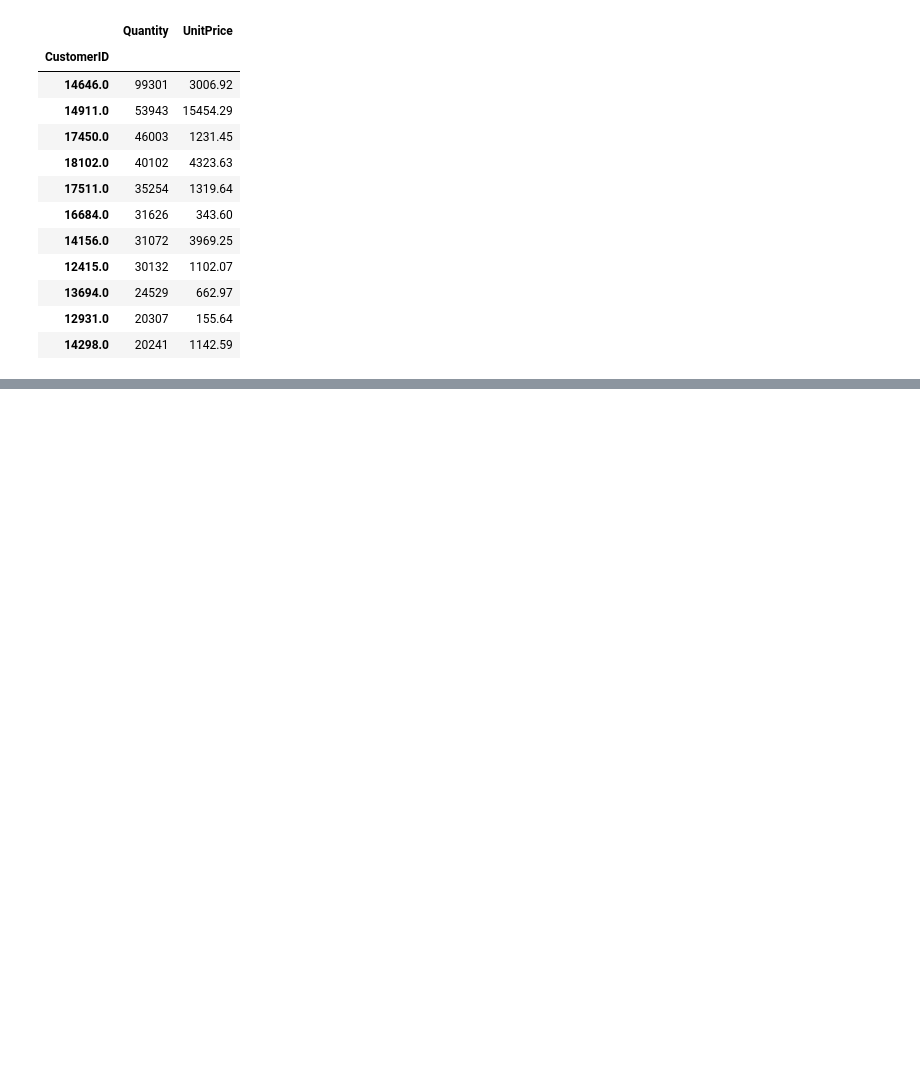
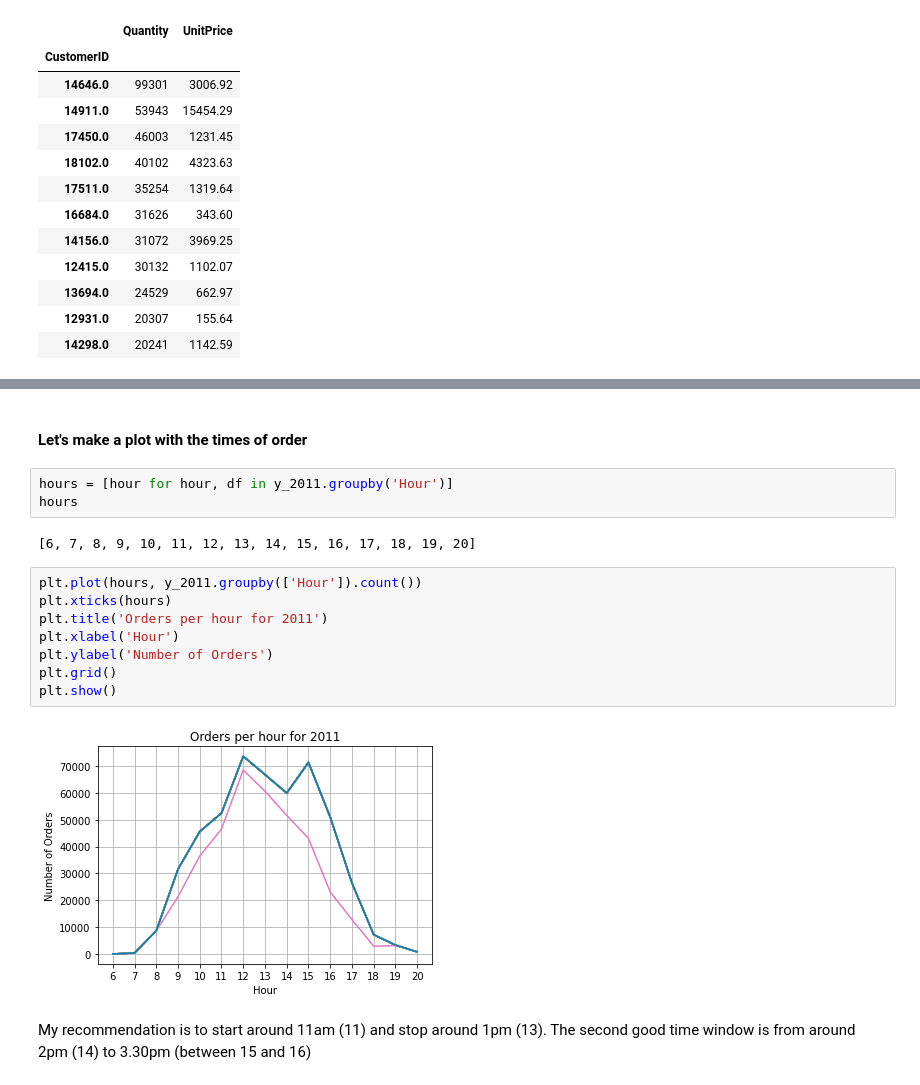
Before and after one commit to georgiev-ventsi/ecommerce-data-analysis, a Jupyter notebook: E-commerce_analysis.ipynb, the cells around one changed output, grey strips where cells are left out. Saved outputs shown, nothing was run; the diff lists cells and outputs as text; blank space fills up the shorter version.

```diff
--- a/E-commerce_analysis.ipynb
+++ b/E-commerce_analysis.ipynb
@@ -664,0 +692,19 @@ plot_sales(sales_per_month_h1_2011)
+# %% [markdown]
+#### Let's make a plot with the times of order
+# %%
+hours = [hour for hour, df in y_2011.groupby('Hour')]
+hours
+# %% [output]
+[6, 7, 8, 9, 10, 11, 12, 13, 14, 15, 16, 17, 18, 19, 20]
+# %%
+plt.plot(hours, y_2011.groupby(['Hour']).count())
+plt.xticks(hours)
+plt.title('Orders per hour for 2011')
+plt.xlabel('Hour')
+plt.ylabel('Number of Orders')
+plt.grid()
+plt.show()
+# %% [output]
+[figure, added]
+# %% [markdown]
+My recommendation is to start around 11am (11) and stop around 1pm (13). The second good time window is from around 2pm (14) to 3.30pm (between 15 and 16)
```
Also changed, not shown: parts of 64 cells of this notebook.
